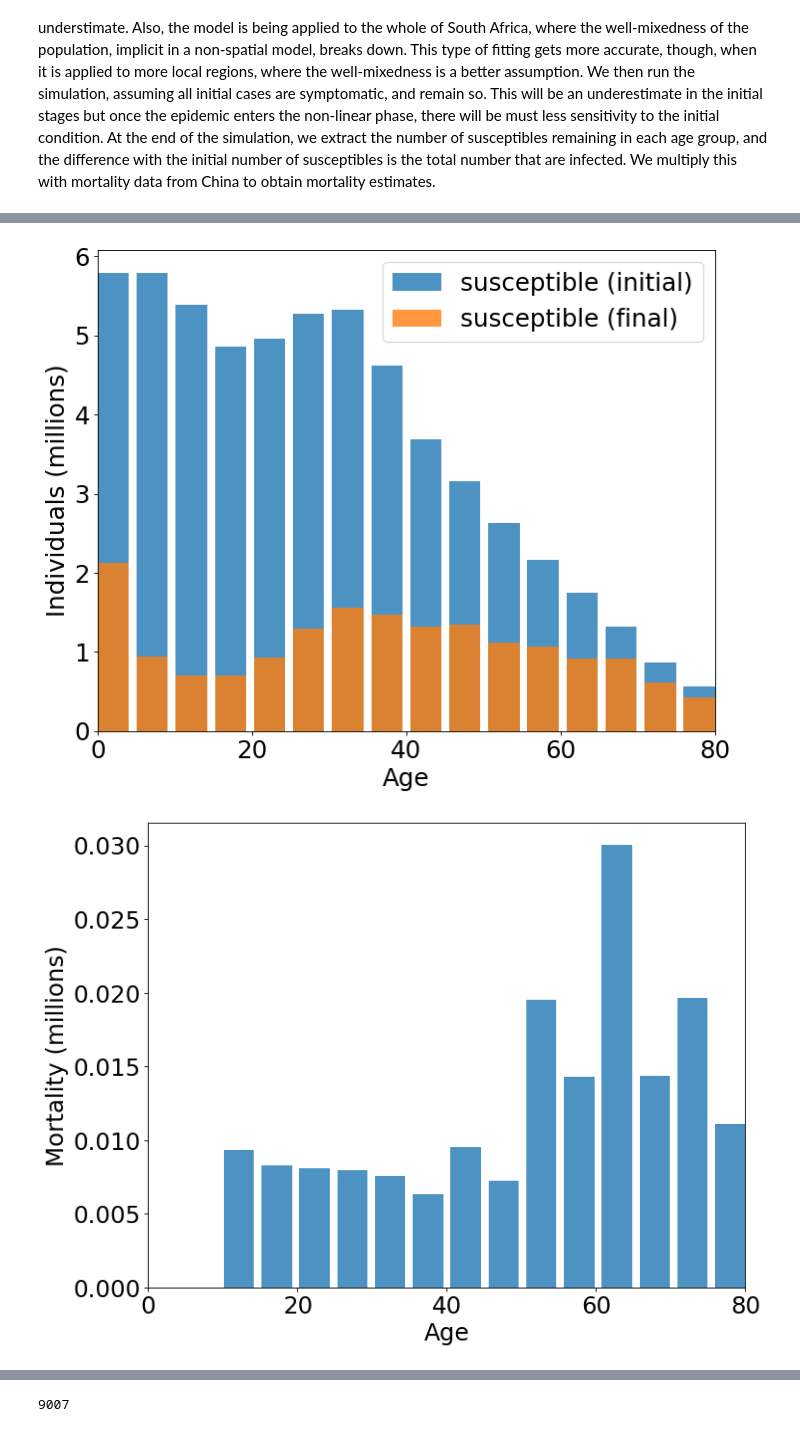
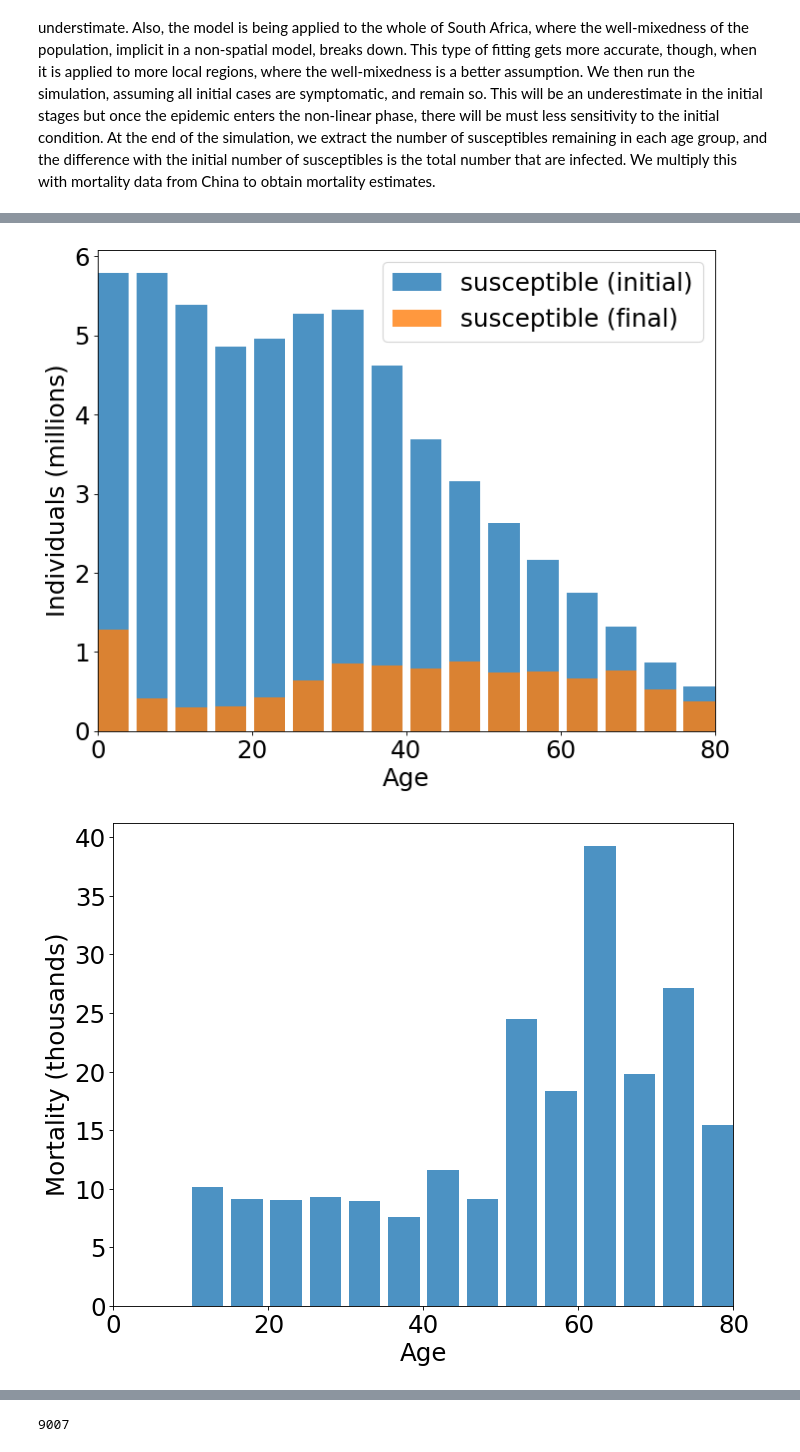
Before and after one commit to philip-mach/pyross, a Jupyter notebook: examples/ex3-age-structured-SIR-for-South-Africa.ipynb, the cells around one changed output, grey strips where cells are left out. Saved outputs shown, nothing was run; the diff lists cells and outputs as text; code cells hidden in the pictures.

```diff
--- a/examples/ex3-age-structured-SIR-for-South-Africa.ipynb
+++ b/examples/ex3-age-structured-SIR-for-South-Africa.ipynb
@@ -49,7 +49,7 @@ CA = np.array(my_data)
 # matrix of total contacts
 C=CH+CW+CS+CO
 # %%
-beta  = 0.01566          # infection rate
+beta  = 0.02          # infection rate  was 0.01566
 gIa   = 1./7            # recovery rate of asymptomatic infectives
 gIs   = 1./7            # recovery rate of symptomatic infectives
 alpha = 0.               # fraction of asymptomatic infectives
@@ -251,24 +235,24 @@ plt.legend(fontsize=22); plt.axis('tight')
 plt.autoscale(enable=True, axis='x', tight=True)
 #plt.savefig('/Users/rsingh/Desktop/3a.png', format='png', dpi=212)
 # %% [output]
-[figure, old version]
+[figure, new version]
 # %%
 MM = np.array((0,0,.2,.2,.2,.2,.2,.2,.4,.4,1.3,1.3,3.6,3.6,8,8))
 ## Fatality Rate by AGE per 100 cases
 # %%
 fig = plt.figure(num=None, figsize=(10, 8), dpi=80, facecolor='w', edgecolor='k')
 plt.rcParams.update({'font.size': 22})
 
 m1 = .01*MM*(data['X'][0,0:M]-data['X'][-1,0:M])
-plt.bar(np.arange(16),m1*10**(-6),   label='susceptible (final)', alpha=0.8)
+plt.bar(np.arange(16),m1*10**(-3),   label='susceptible (final)', alpha=0.8)
 
 plt.axis('tight'); plt.xticks(np.arange(-0.4, 16.45, 3.95), ('0', '20', '40', '60', '80'));
-plt.xlim(-0.45, 15.45); plt.ylabel('Mortality (millions)'); plt.xlabel('Age')
+plt.xlim(-0.45, 15.45); plt.ylabel('Mortality (thousands)'); plt.xlabel('Age')
 
 plt.autoscale(enable=True, axis='x', tight=True)
 #plt.savefig('/Users/rsingh/Desktop/3b.png', format='png', dpi=212)
 # %% [output]
-[figure, old version]
+[figure, new version]
 # %%
 m1 = .01*MM*(data['X'][0,0:M]-data['X'][-1,0:M])
 np.sum(m1)
```
Also changed, not shown: parts of 8 cells of this notebook, 2 other files.
